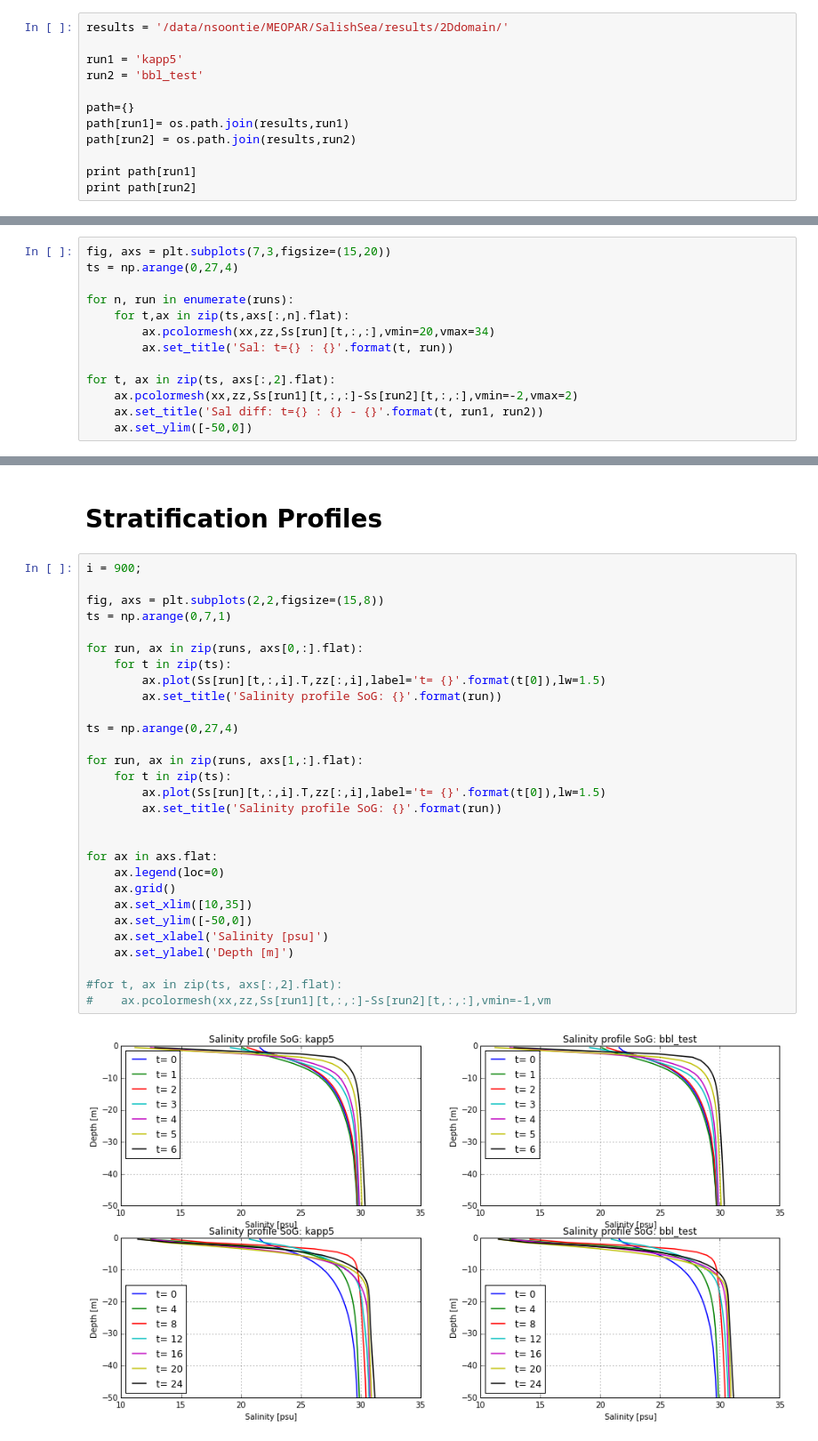
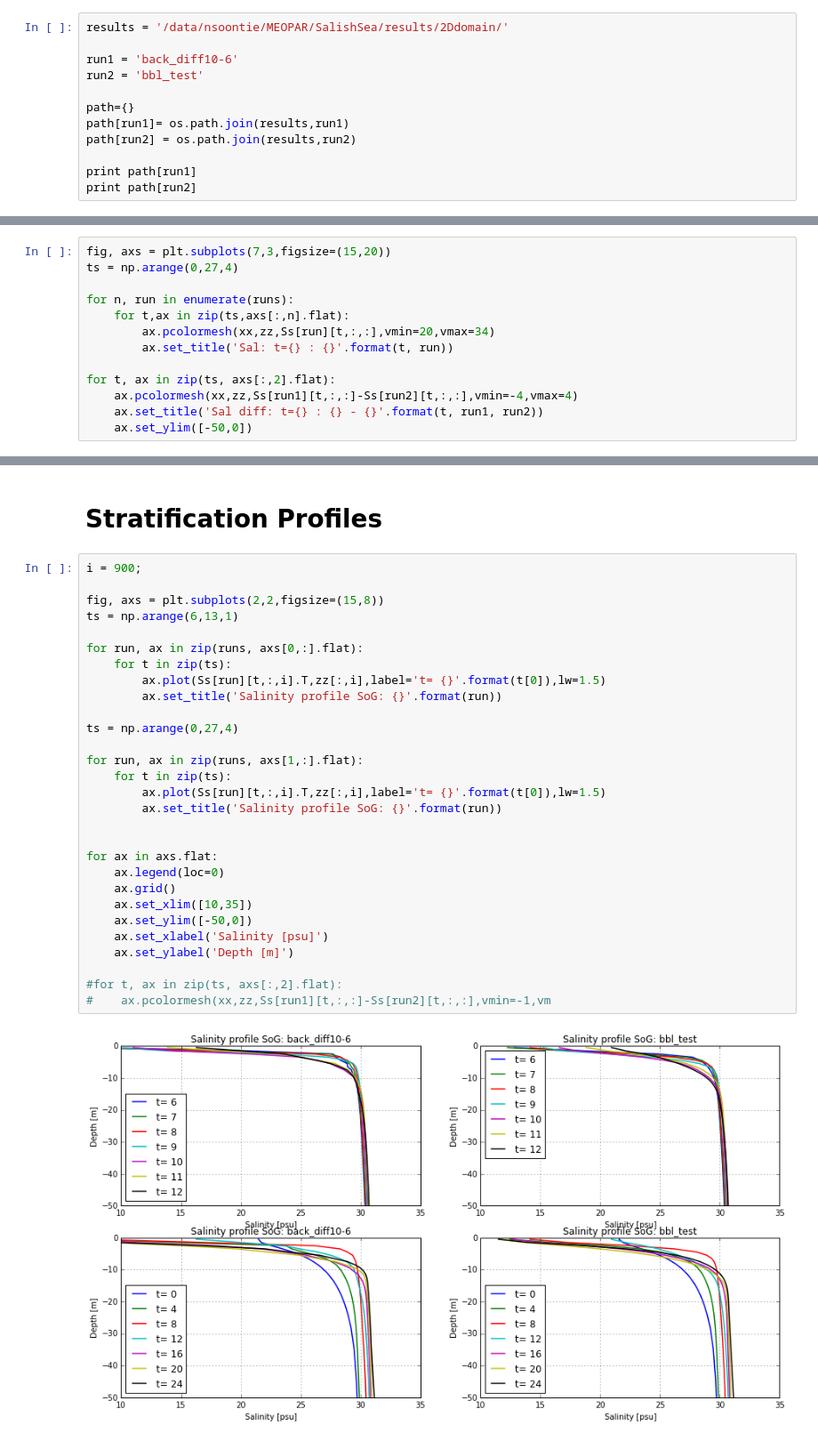
Before and after one commit to SalishSeaCast/2d-domain, a Jupyter notebook: analysis/CompareTwo.ipynb, the cells around one changed output, grey strips where cells are left out. Shown at 89% size. Drawn from its saved outputs; the diff is of its cells as text.

Commit message:
Examined back_diff10-6

```diff
--- a/analysis/CompareTwo.ipynb
+++ b/analysis/CompareTwo.ipynb
@@ -11,7 +11,7 @@ import os
 # %%
 results = '/data/nsoontie/MEOPAR/SalishSea/results/2Ddomain/'
 
-run1 = 'kapp5'
+run1 = 'back_diff10-6'
 run2 = 'bbl_test'
 
 path={}
@@ -53,7 +53,7 @@ for n, run in enumerate(runs):
         ax.set_title('Sal: t={} : {}'.format(t, run))
 
 for t, ax in zip(ts, axs[:,2].flat):
-    ax.pcolormesh(xx,zz,Ss[run1][t,:,:]-Ss[run2][t,:,:],vmin=-2,vmax=2)
+    ax.pcolormesh(xx,zz,Ss[run1][t,:,:]-Ss[run2][t,:,:],vmin=-4,vmax=4)
     ax.set_title('Sal diff: t={} : {} - {}'.format(t, run1, run2))
     ax.set_ylim([-50,0])
 # %% [output]
@@ -124,34 +124,34 @@ Faster currents = higher viscs
 # %%
 i = 900;
 
 fig, axs = plt.subplots(2,2,figsize=(15,8))
-ts = np.arange(0,7,1)
+ts = np.arange(6,13,1)
 
 for run, ax in zip(runs, axs[0,:].flat):
     for t in zip(ts):
         ax.plot(Ss[run][t,:,i].T,zz[:,i],label='t= {}'.format(t[0]),lw=1.5)
         ax.set_title('Salinity profile SoG: {}'.format(run))
 
 ts = np.arange(0,27,4)
 
 for run, ax in zip(runs, axs[1,:].flat):
     for t in zip(ts):
         ax.plot(Ss[run][t,:,i].T,zz[:,i],label='t= {}'.format(t[0]),lw=1.5)
         ax.set_title('Salinity profile SoG: {}'.format(run))
 
 
 for ax in axs.flat:
     ax.legend(loc=0)
     ax.grid()
     ax.set_xlim([10,35])
     ax.set_ylim([-50,0])
     ax.set_xlabel('Salinity [psu]')
     ax.set_ylabel('Depth [m]')
 
 #for t, ax in zip(ts, axs[:,2].flat):
 #    ax.pcolormesh(xx,zz,Ss[run1][t,:,:]-Ss[run2][t,:,:],vmin=-1,vm
 # %% [output]
-[figure, old version]
+[figure, new version]
 # %%
 i = 900;
 
```
Also changed, not shown: parts of 10 cells of this notebook.
